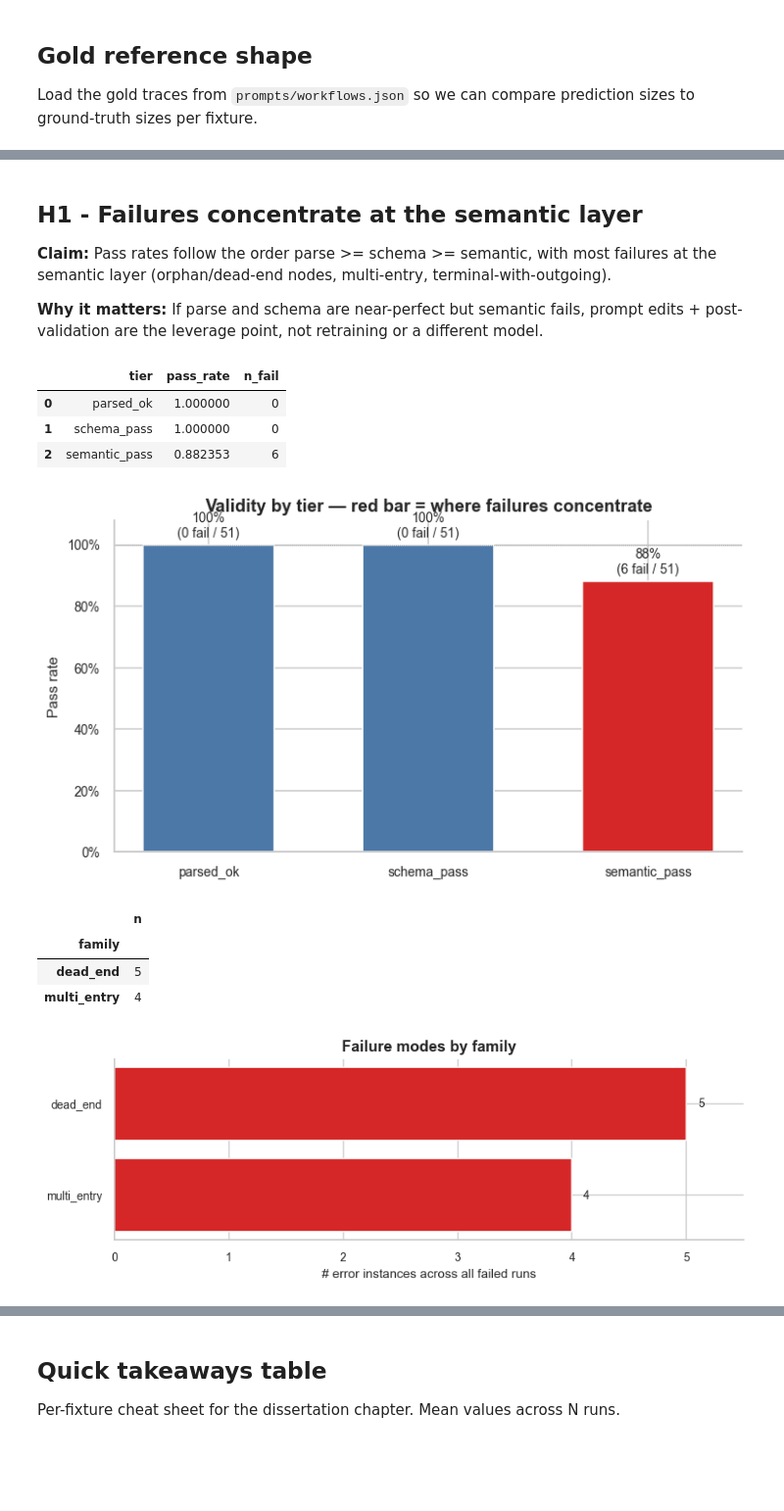
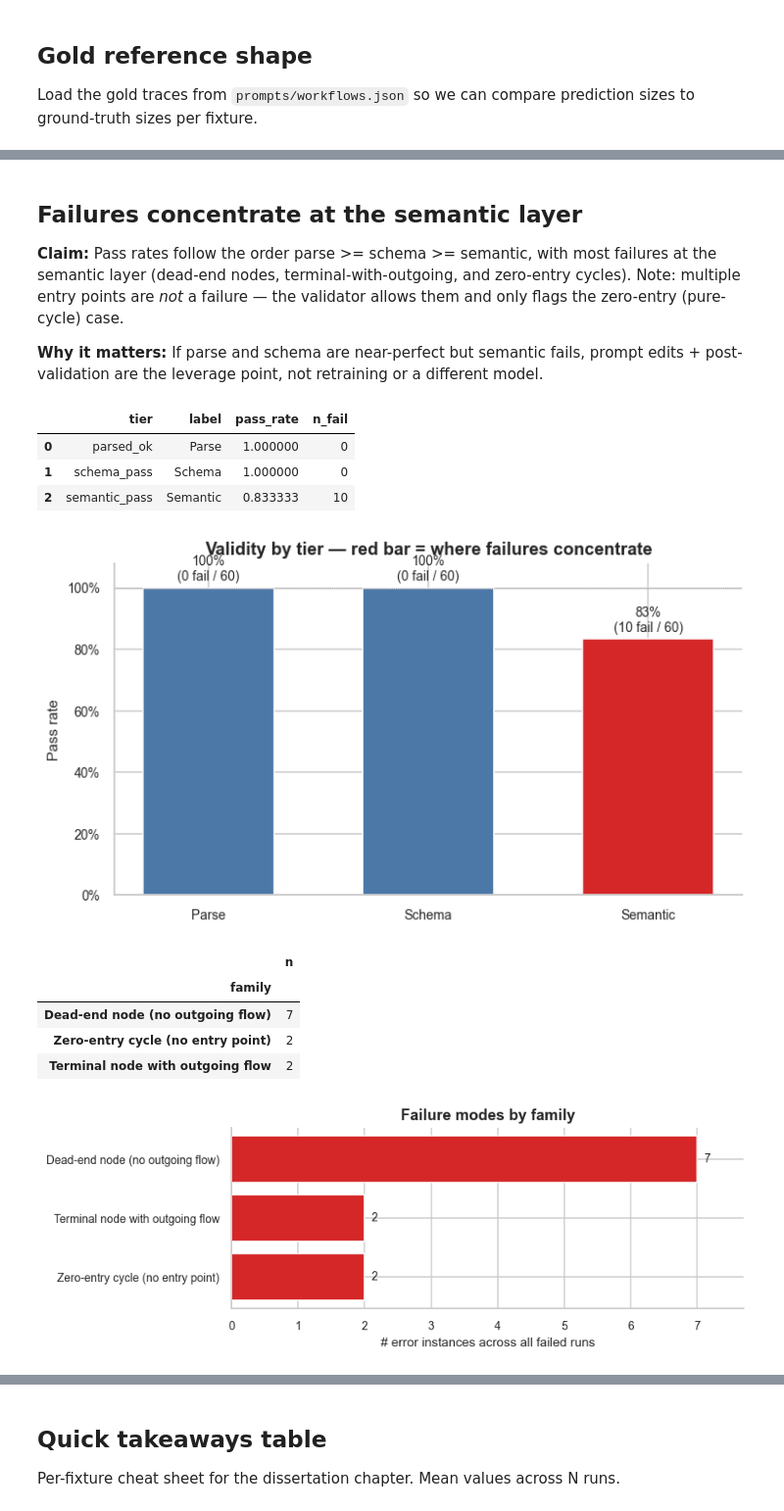
Before and after one commit to ShinZert/TRACE_Fabric, a Jupyter notebook: scripts/eval_analysis.ipynb, the cells around one changed output, grey strips where cells are left out. Shown at 98% size. Cells and saved outputs as stored; diff of their text form; code cells hidden in the pictures; blank space fills up the shorter version.

```diff
--- a/scripts/eval_analysis.ipynb
+++ b/scripts/eval_analysis.ipynb
@@ -41,7 +41,7 @@ pd.set_option("display.width", 160)
 def short_name(name: str, n: int = 32) -> str:
     """Truncate fixture names so they fit on plot axes."""
     name = str(name)
-    return name if len(name) <= n else name[: n - 1].rstrip() + "\u2026"
+    return name if len(name) <= n else name[: n - 1].rstrip() + "…"
 
 
 REPO_ROOT = Path.cwd().parent if Path.cwd().name in ("notebooks", "scripts") else Path.cwd()
@@ -52,7 +52,16 @@ print(f"Found {len(available)} run(s) with data:")
 for p in available:
     print(" -", p.name)
 
-# Pick the most recent non-empty run by default; override below to pin a specific timestamp.
-RUN_DIR = available[-1]
-print("\nUsing:", RUN_DIR.name)
+# One pinned run dir per model — explicit, because auto-picking the latest dir
+# is ambiguous once runs from different models coexist. Older runs are parked
+# in evals/results/archive/ (one level down, invisible to the scan above).
+RUNS = {
+    "gpt-5-mini": RESULTS_ROOT / "2026-06-09T15-09-03Z",
+    "gpt-4o": RESULTS_ROOT / "2026-06-09T18-09-40Z",
+}
+BASELINE_MODEL = "gpt-5-mini"
+RUN_DIR = RUNS[BASELINE_MODEL]  # every single-run cell below analyses the baseline
+for m, p in RUNS.items():
+    assert (p / "runs.csv").exists(), f"missing run dir for {m}: {p}"
+print("\nBaseline:", BASELINE_MODEL, "->", RUN_DIR.name)
 # %% [output]
@@ -236,12 +275,13 @@ gold_df[gold_df["process_name"].isin(df["process_name"].unique())]
 # %% [markdown]
-## H1 - Failures concentrate at the semantic layer
+## Failures concentrate at the semantic layer
 
-**Claim:** Pass rates follow the order parse >= schema >= semantic, with most failures at the semantic layer (orphan/dead-end nodes, multi-entry, terminal-with-outgoing).
+**Claim:** Pass rates follow the order parse >= schema >= semantic, with most failures at the semantic layer (dead-end nodes, terminal-with-outgoing, and zero-entry cycles). Note: multiple entry points are *not* a failure — the validator allows them and only flags the zero-entry (pure-cycle) case.
 
 **Why it matters:** If parse and schema are near-perfect but semantic fails, prompt edits + post-validation are the leverage point, not retraining or a different model.
 # %%
 tiers = pd.DataFrame({
     "tier": ["parsed_ok", "schema_pass", "semantic_pass"],
+    "label": ["Parse", "Schema", "Semantic"],
     "pass_rate": [df["parsed_ok"].mean(), df["schema_pass"].mean(), df["semantic_pass"].mean()],
     "n_fail": [(~df["parsed_ok"]).sum(), (~df["schema_pass"]).sum(), (~df["semantic_pass"]).sum()],
 })
@@ -251,7 +291,7 @@ fig, ax = plt.subplots(figsize=(7, 4))
 # Color the weakest tier red; the rest neutral grey.
 weakest = tiers["pass_rate"].idxmin()
 colors = ["#4c78a8" if i != weakest else "#d62728" for i in range(len(tiers))]
-bars = ax.bar(tiers["tier"], tiers["pass_rate"], color=colors, edgecolor="white", width=0.6)
+bars = ax.bar(tiers["label"], tiers["pass_rate"], color=colors, edgecolor="white", width=0.6)
 
 ax.set_ylim(0, 1.08)
 ax.yaxis.set_major_formatter(mtick.PercentFormatter(1.0, decimals=0))
@@ -268,55 +308,76 @@ for bar, (_, r) in zip(bars, tiers.iterrows()):
 plt.tight_layout()
 plt.show()
 # %% [output]
-|  | tier | pass_rate | n_fail |
-| 0 | parsed_ok | 1.000000 | 0 |
-| 1 | schema_pass | 1.000000 | 0 |
-| 2 | semantic_pass | 0.882353 | 6 |
+|  | tier | label | pass_rate | n_fail |
+| 0 | parsed_ok | Parse | 1.000000 | 0 |
+| 1 | schema_pass | Schema | 1.000000 | 0 |
+| 2 | semantic_pass | Semantic | 0.833333 | 10 |
-[figure, old version]
+[figure, new version]
 # %%
 # Semantic error taxonomy: which error families fire most often?
+# Keys are matched against the EXACT strings emitted by services/schema_validator.py.
 def classify(msg: str) -> str:
     m = msg.lower()
+    # Order matters: terminal-with-outgoing must be tested before dead_end (both
+    # mention "outgoing flows"). The zero-entry cycle is its OWN family — the
+    # validator allows multiple entries and only flags the case where every
+    # element has an incoming flow, leaving no entry point.
+    if "terminal node" in m and "outgoing" in m:
+        return "terminal_with_outgoing"
     if "dead end" in m or "no outgoing flows" in m:
         return "dead_end"
-    if "multiple entry" in m or "entry point" in m:
-        return "multi_entry"
-    if "terminal node" in m and "outgoing" in m:
-        return "terminal_with_outgoing"
+    if "no entry point" in m or "cycle" in m:
+        return "no_entry_cycle"
+    if "finaloutcome" in m:           # "Process must have at least one finalOutcome."
+        return "missing_terminal"
     if "schema error" in m or "additional properties" in m:
         return "schema"
-    if "flow ref" in m or ("invalid" in m and "id" in m):
+    if "references unknown" in m:     # "Flow 'f' references unknown source/target 'x'."
         return "bad_flow_ref"
     if "duplicate" in m:
         return "duplicate_id"
     return "other"
+
+# Human-readable label for each family key, used on the table and the chart axis.
+NICE_FAMILY = {
+    "terminal_with_outgoing": "Terminal node with outgoing flow",
+    "dead_end": "Dead-end node (no outgoing flow)",
+    "no_entry_cycle": "Zero-entry cycle (no entry point)",
+    "missing_terminal": "No finalOutcome",
+    "schema": "Schema error",
+    "bad_flow_ref": "Unknown flow reference",
+    "duplicate_id": "Duplicate element ID",
+    "other": "Other",
+}
 
 err_rows = []
 for _, r in df[~df["semantic_pass"] | ~df["schema_pass"]].iterrows():
     for e in r["errors"]:
         err_rows.append({"process_name": r["process_name"], "family": classify(str(e)), "message": str(e)})
 errs = pd.DataFrame(err_rows)
 
 if not errs.empty:
     fam = errs.groupby("family").size().sort_values(ascending=True).rename("n")
-    display(fam.sort_values(ascending=False).to_frame())
+    display(fam.sort_values(ascending=False).rename(index=NICE_FAMILY).to_frame())
 
+    labels = [NICE_FAMILY.get(k, k) for k in fam.index]
     fig, ax = plt.subplots(figsize=(8, max(3, 0.5 * len(fam) + 1)))
-    bars = ax.barh(fam.index, fam.values, color="#d62728", edgecolor="white")
+    bars = ax.barh(labels, fam.values, color="#d62728", edgecolor="white")
     ax.set_xlabel("# error instances across all failed runs")
     ax.set_title("Failure modes by family")
     for bar, v in zip(bars, fam.values):
         ax.text(bar.get_width() + 0.1, bar.get_y() + bar.get_height() / 2,
                 str(int(v)), va="center", fontsize=9)
     ax.margins(x=0.1)
     plt.tight_layout()
     plt.show()
 else:
     print("No failures in this run.")
 # %% [output]
 |  | n |
 | family |  |
-| dead_end | 5 |
-| multi_entry | 4 |
+| Dead-end node (no outgoing flow) | 7 |
+| Zero-entry cycle (no entry point) | 2 |
+| Terminal node with outgoing flow | 2 |
-[figure, old version]
+[figure, new version]
 # %% [markdown]
```
Also changed, not shown: parts of 32 cells of this notebook, 8 other files.
